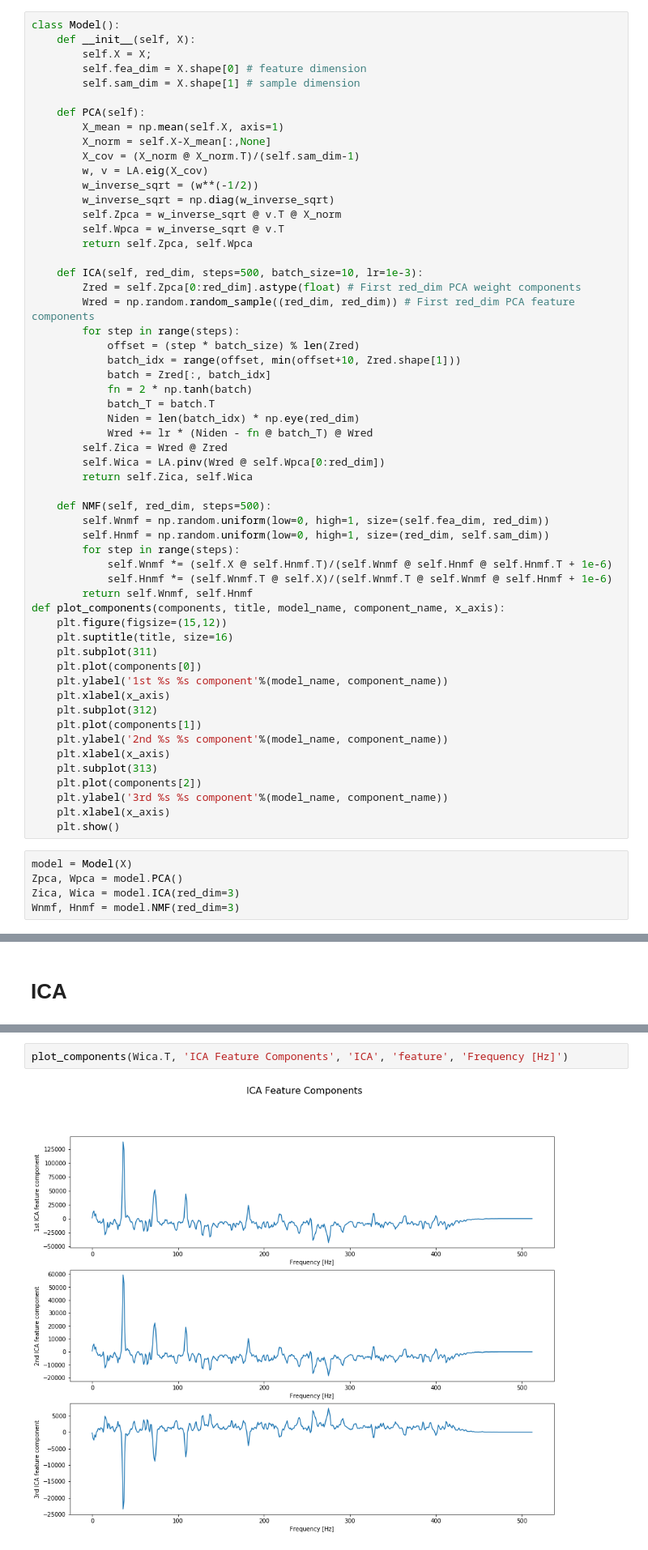
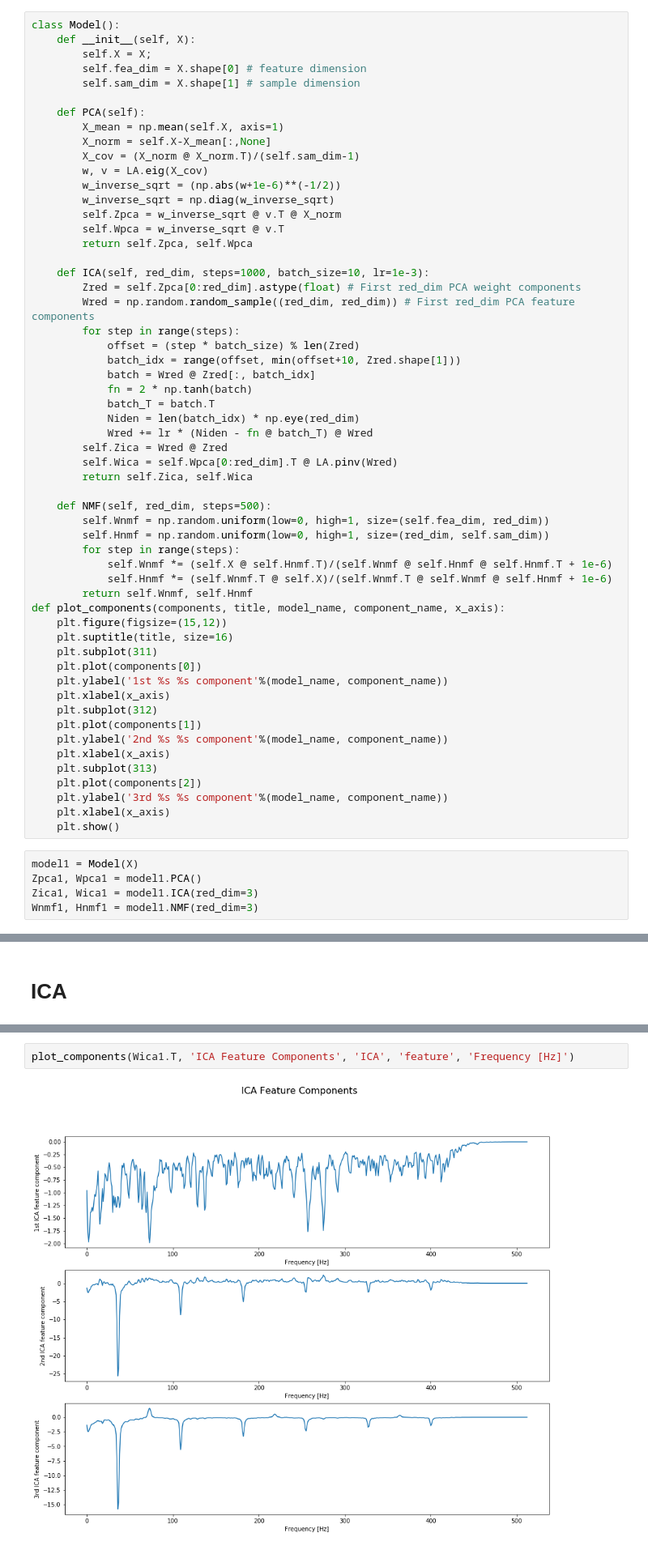
Before and after one commit to biggytruck/CS598PS, a Jupyter notebook: Problem_Set_2/Problem Set 2.ipynb, the cells around one changed output, grey strips where cells are left out. Shown at 81% size. Drawn from its saved outputs; the diff is of its cells as text.

Commit message:
Finished coding but still need explanation on plots

```diff
--- a/Problem_Set_2/Problem Set 2.ipynb
+++ b/Problem_Set_2/Problem Set 2.ipynb
@@ -35,25 +37,25 @@ class Model():
         X_norm = self.X-X_mean[:,None]
         X_cov = (X_norm @ X_norm.T)/(self.sam_dim-1)
         w, v = LA.eig(X_cov)
-        w_inverse_sqrt = (w**(-1/2))
+        w_inverse_sqrt = (np.abs(w+1e-6)**(-1/2))
         w_inverse_sqrt = np.diag(w_inverse_sqrt)
         self.Zpca = w_inverse_sqrt @ v.T @ X_norm
         self.Wpca = w_inverse_sqrt @ v.T
         return self.Zpca, self.Wpca
 
-    def ICA(self, red_dim, steps=500, batch_size=10, lr=1e-3):
+    def ICA(self, red_dim, steps=1000, batch_size=10, lr=1e-3):
         Zred = self.Zpca[0:red_dim].astype(float) # First red_dim PCA weight components
         Wred = np.random.random_sample((red_dim, red_dim)) # First red_dim PCA feature components
         for step in range(steps):
             offset = (step * batch_size) % len(Zred)
             batch_idx = range(offset, min(offset+10, Zred.shape[1]))
-            batch = Zred[:, batch_idx]
+            batch = Wred @ Zred[:, batch_idx]
             fn = 2 * np.tanh(batch)
             batch_T = batch.T
             Niden = len(batch_idx) * np.eye(red_dim)
             Wred += lr * (Niden - fn @ batch_T) @ Wred
         self.Zica = Wred @ Zred
-        self.Wica = LA.pinv(Wred @ self.Wpca[0:red_dim])
+        self.Wica = self.Wpca[0:red_dim].T @ LA.pinv(Wred)
         return self.Zica, self.Wica
 
     def NMF(self, red_dim, steps=500):
@@ -80,10 +82,10 @@ def plot_components(components, title, model_name, component_name, x_axis):
     plt.xlabel(x_axis)
     plt.show()
 # %%
-model = Model(X)
-Zpca, Wpca = model.PCA()
-Zica, Wica = model.ICA(red_dim=3)
-Wnmf, Hnmf = model.NMF(red_dim=3)
+model1 = Model(X)
+Zpca1, Wpca1 = model1.PCA()
+Zica1, Wica1 = model1.ICA(red_dim=3)
+Wnmf1, Hnmf1 = model1.NMF(red_dim=3)
 # %% [markdown]
 # PCA
 # %%
@@ -103,7 +105,7 @@ plot_components(Zica, 'ICA Matrix Components', 'ICA', 'matrix', 'Time [sec]')
 # %%
-plot_components(Wica.T, 'ICA Feature Components', 'ICA', 'feature', 'Frequency [Hz]')
+plot_components(Wica1.T, 'ICA Feature Components', 'ICA', 'feature', 'Frequency [Hz]')
 # %% [output]
-[figure, old version]
+[figure, new version]
 # %% [markdown]
 # NMF
 # %%
```
Also changed, not shown: parts of 28 cells of this notebook.
